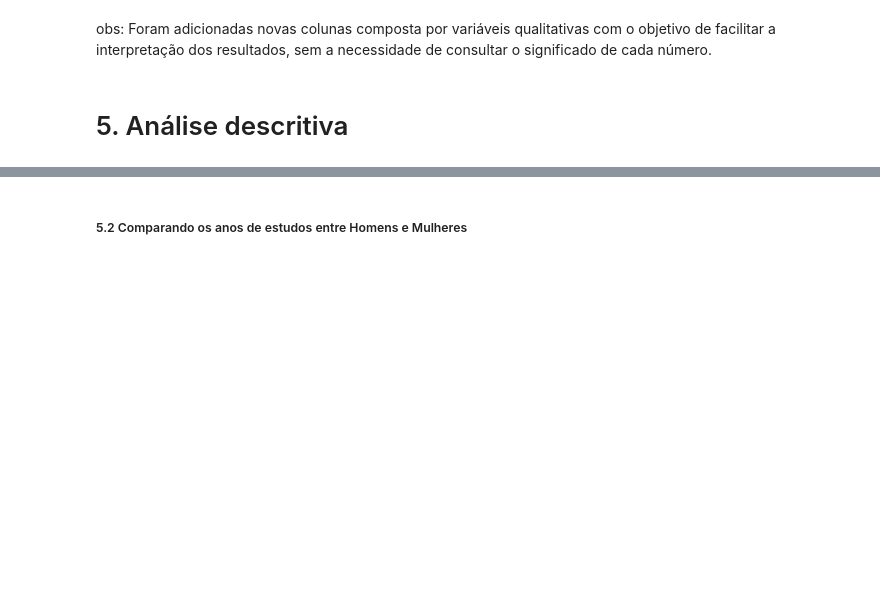
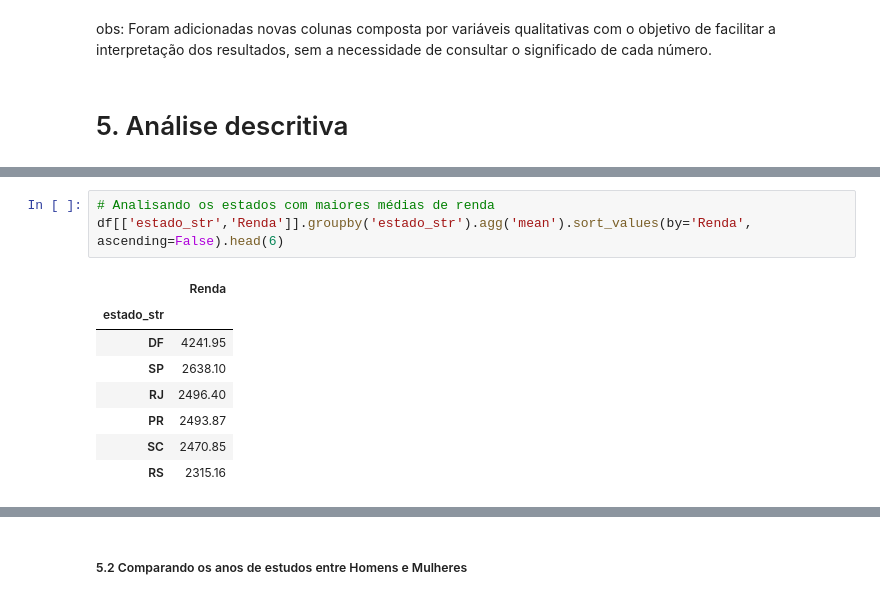
Before and after one commit to pedroogarcez/projeto_ibge, a Jupyter notebook: ibge_analise_de_dados.ipynb, the cells around one changed output, grey strips where cells are left out. Saved outputs shown, nothing was run; the diff lists cells and outputs as text; blank space fills up the shorter version.

```diff
--- a/ibge_analise_de_dados.ipynb
+++ b/ibge_analise_de_dados.ipynb
@@ -94,0 +108,12 @@ plt.ylabel('Frequência');
+# %%
+# Analisando os estados com maiores médias de renda
+df[['estado_str','Renda']].groupby('estado_str').agg('mean').sort_values(by='Renda', ascending=False).head(6)
+# %% [output]
+|  | Renda |
+| estado_str |  |
+| DF | 4241.95 |
+| SP | 2638.10 |
+| RJ | 2496.40 |
+| PR | 2493.87 |
+| SC | 2470.85 |
+| RS | 2315.16 |
```
Also changed, not shown: parts of 13 cells of this notebook.
